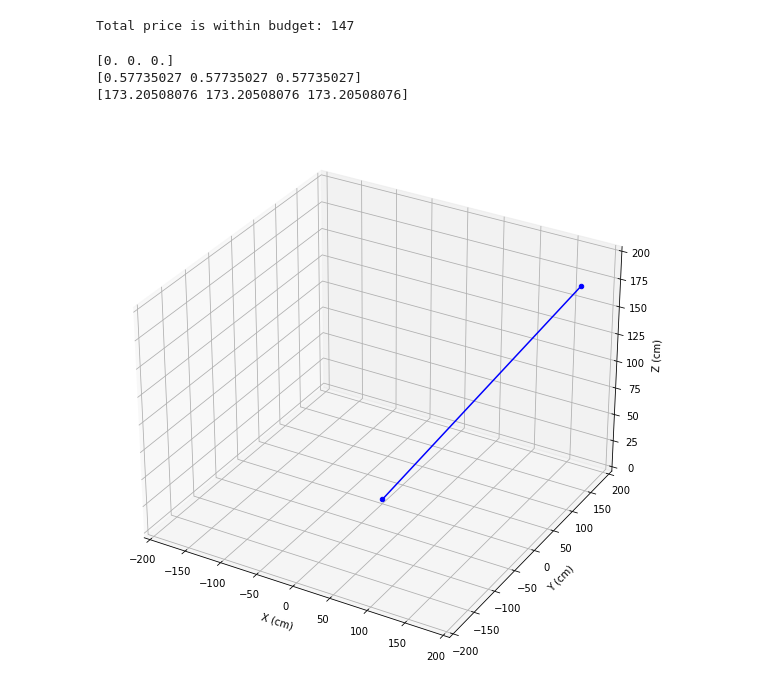
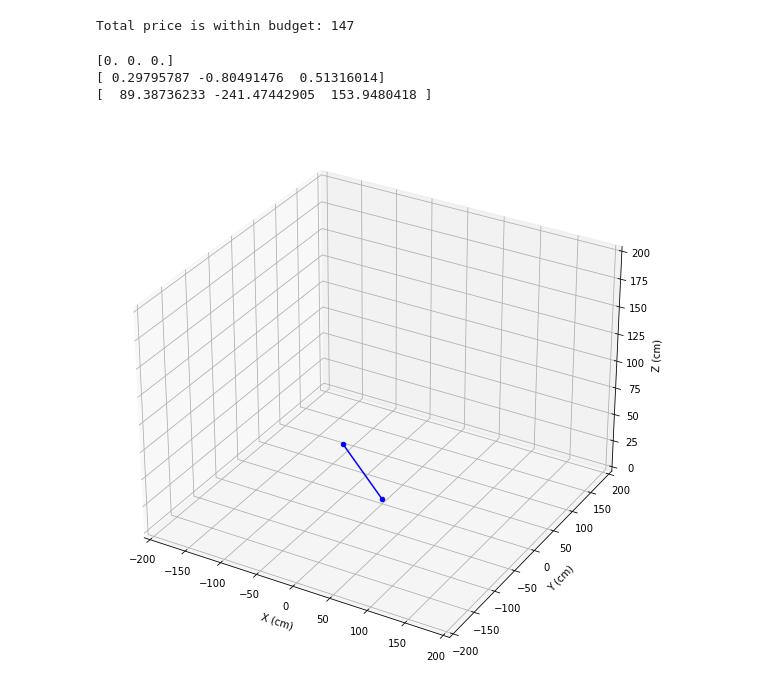
Before and after one commit to Xilicon02/FinalProject, a Jupyter notebook: Usage_Example.ipynb, the cells around one changed output. Saved outputs shown, nothing was run; the diff lists cells and outputs as text; code cells hidden in the pictures.

Commit message:
Consider Particle Decay

```diff
--- a/Usage_Example.ipynb
+++ b/Usage_Example.ipynb
@@ -71,28 +71,29 @@ de.Get_Price(det2)
 Total price is within budget: 147
 # %%
 # Example of particle
-P1 = Particle((1, 1, 1), (0, 0, 0))
+#P1 = Particle((1, 1, 1), (0, 0, 0))
+P1 = Particle()
 print(P1.position)
 print(P1.direction)
 print(P1.position_t(300))
 
 fig = plt.figure(1, figsize=(10, 10))
 ax = fig.add_subplot(111, projection='3d')
 
 ax.scatter(P1.position[0], P1.position[1], P1.position[2], color='b')
 ax.scatter(P1.position_t(300)[0], P1.position_t(300)[1], P1.position_t(300)[2], color='b')
 ax.plot([P1.position[0], P1.position_t(300)[0]], [P1.position[1],P1.position_t(300)[1]],[P1.position[2],P1.position_t(300)[2]], color="b", zorder=100)
 
 ax.set_xlim(-200, 200)
 ax.set_ylim(-200, 200)
 ax.set_zlim(0, 200)
 ax.set_xlabel('X (cm)')
 ax.set_ylabel('Y (cm)')
 ax.set_zlabel('Z (cm)')
 
 plt.show()
 # %% [output]
 [0. 0. 0.]
-[0.57735027 0.57735027 0.57735027]
-[173.20508076 173.20508076 173.20508076]
+[ 0.29795787 -0.80491476  0.51316014]
+[  89.38736233 -241.47442905  153.9480418 ]
-[figure, old version]
+[figure, new version]
```
Also changed, not shown: parts of 3 cells of this notebook, 2 other files.
